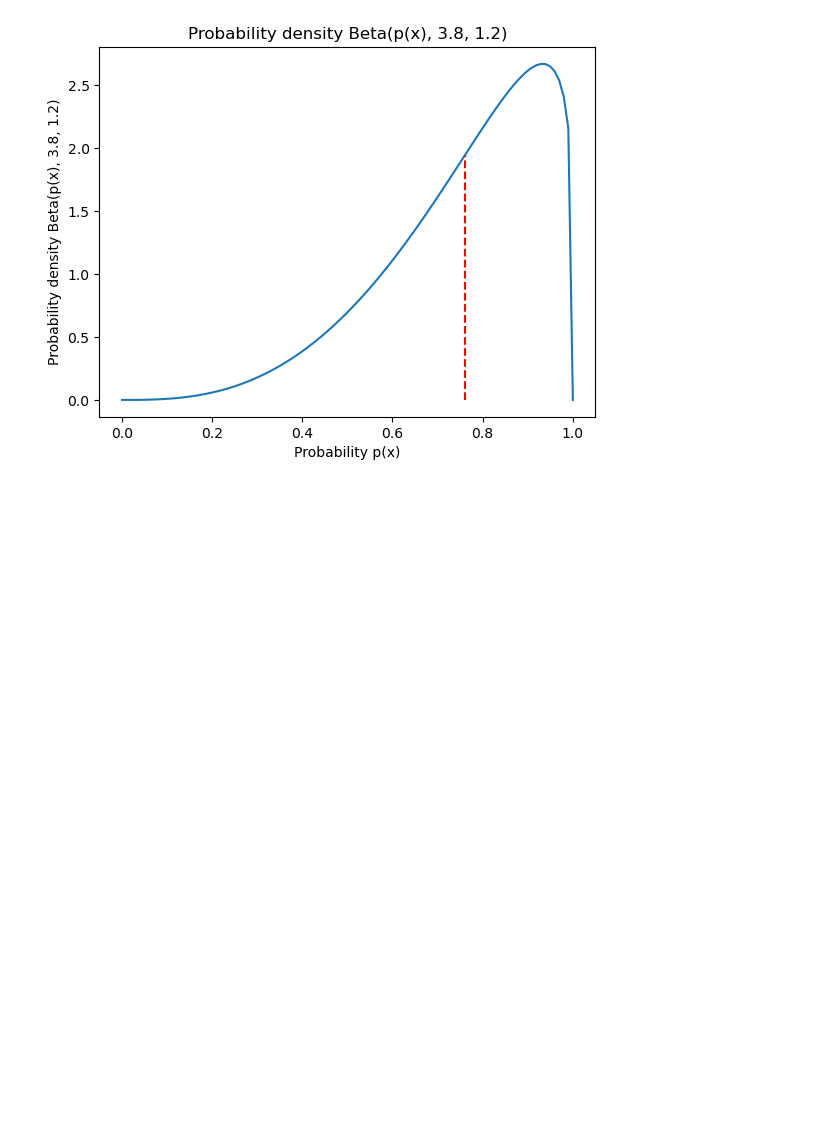
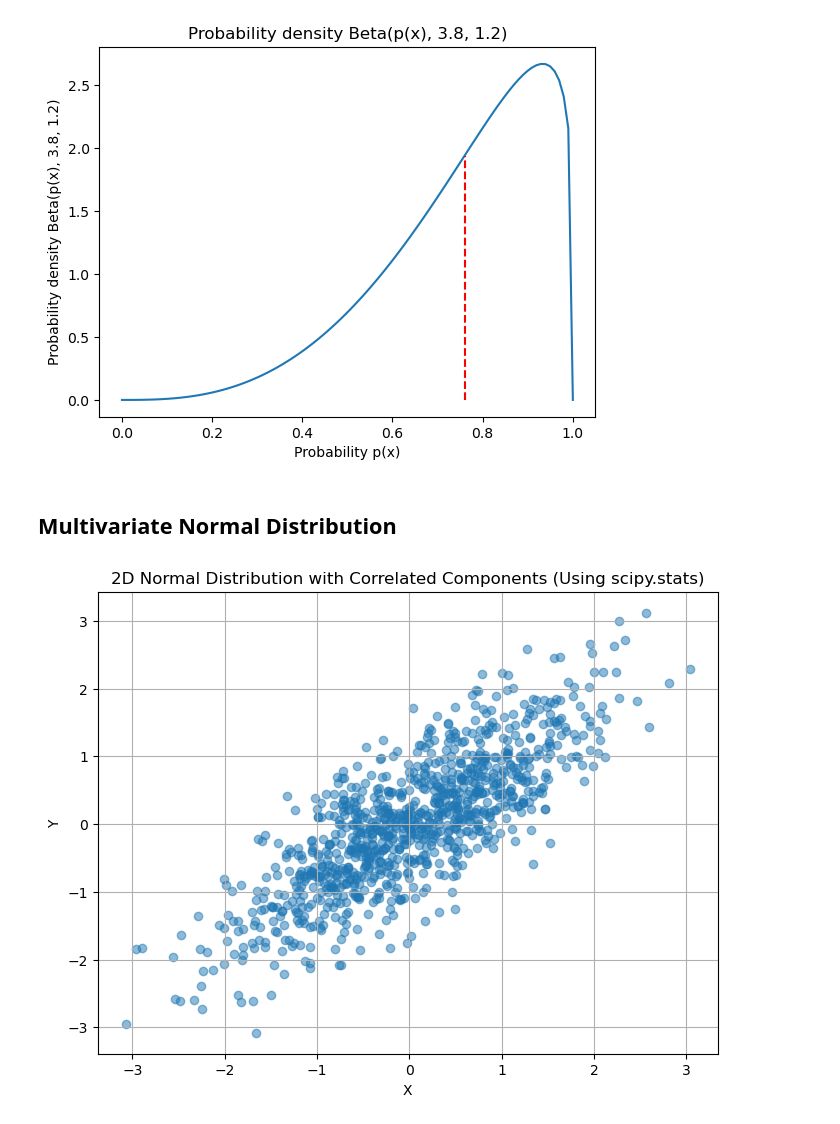
Before and after one commit to AshishSinha5/misc, a Jupyter notebook: statistics_concepts/continuous_distributions.ipynb, the cells around one changed output. Saved outputs shown, nothing was run; the diff lists cells and outputs as text; code cells hidden in the pictures; blank space fills up the shorter version.

Commit message:
added multivariate gaussian distribution

```diff
--- a/statistics_concepts/continuous_distributions.ipynb
+++ b/statistics_concepts/continuous_distributions.ipynb
@@ -121,3 +121,35 @@ plt.title('Probability density Beta(p(x), 3.8, 1.2)')
 plt.show()
 # %% [output]
 [figure]
+# %% [markdown]
+## Multivariate Normal Distribution
+# %%
+import numpy as np
+import matplotlib.pyplot as plt
+from scipy.stats import multivariate_normal
+
+# Set the mean and covariance matrix for the distribution
+mean = [0, 0]  # Mean for each dimension
+covariance_matrix = [[1, 0.8], [0.8, 1]]  # Covariance matrix
+
+# Create a multivariate normal distribution
+mvn = multivariate_normal(mean=mean, cov=covariance_matrix)
+
+# Generate random samples from the distribution
+np.random.seed(0)  # For reproducibility
+samples = mvn.rvs(size=1000)
+
+# Extract the two components
+x = samples[:, 0]
+y = samples[:, 1]
+
+# Create a scatter plot of the two components
+plt.figure(figsize=(8, 6))
+plt.scatter(x, y, alpha=0.5)
+plt.title('2D Normal Distribution with Correlated Components (Using scipy.stats)')
+plt.xlabel('X')
+plt.ylabel('Y')
+plt.grid(True)
+plt.show()
+# %% [output]
+[figure, added]
```
